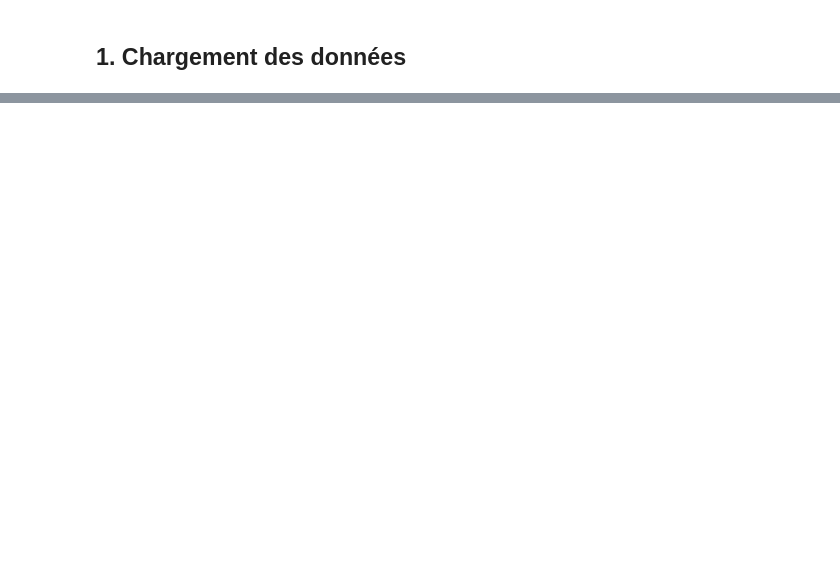
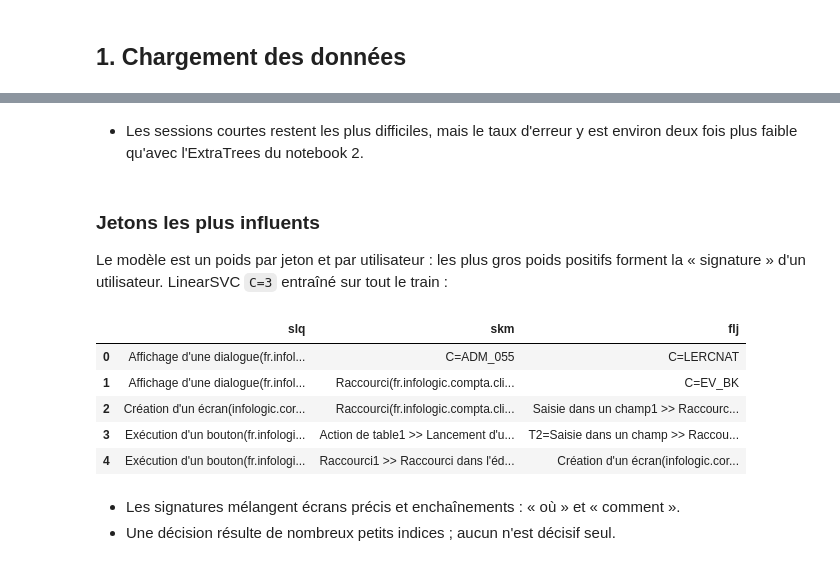
Before and after one commit to anastber/qui-utilise-mon-appli, a Jupyter notebook: 3_tfidf_modeles.ipynb, the cells around one changed output, grey strips where cells are left out. Drawn from its saved outputs; the diff is of its cells as text; code cells hidden in the pictures; blank space fills up the shorter version.

```diff
--- a/3_tfidf_modeles.ipynb
+++ b/3_tfidf_modeles.ipynb
@@ -326,0 +331,21 @@ prédictions modifiées par la contrainte : 5
+# %% [markdown]
+- Les sessions courtes restent les plus difficiles, mais le taux d'erreur y est environ deux fois plus faible qu'avec l'ExtraTrees du notebook 2.
+# %% [markdown]
+### Jetons les plus influents
+
+Le modèle est un poids par jeton et par utilisateur : les plus gros poids positifs forment la « signature » d'un utilisateur. LinearSVC `C=3` entraîné sur tout le train :
+# %%
+svm = make_pipeline(vectoriseur(), LinearSVC(C=3)).fit(docs_train, y)
+noms_jetons = svm[0].get_feature_names_out()
+pd.DataFrame({u: [noms_jetons[j][:70] for j in np.argsort(svm[-1].coef_[classes.get_loc(u)])[::-1][:5]]
+              for u in ["slq", "skm", "flj"]})
+# %% [output]
+|  | slq | skm | flj |
+| 0 | Affichage d'une dialogue(fr.infol... | C=ADM_055 | C=LERCNAT |
+| 1 | Affichage d'une dialogue(fr.infol... | Raccourci(fr.infologic.compta.cli... | C=EV_BK |
+| 2 | Création d'un écran(infologic.cor... | Raccourci(fr.infologic.compta.cli... | Saisie dans un champ1 >> Raccourc... |
+| 3 | Exécution d'un bouton(fr.infologi... | Action de table1 >> Lancement d'u... | T2=Saisie dans un champ >> Raccou... |
+| 4 | Exécution d'un bouton(fr.infologi... | Raccourci1 >> Raccourci dans l'éd... | Création d'un écran(infologic.cor... |
+# %% [markdown]
+- Les signatures mélangent écrans précis et enchaînements : « où » et « comment ».
+- Une décision résulte de nombreux petits indices ; aucun n'est décisif seul.
```
Also changed, not shown: parts of 70 cells of this notebook, 2 other files.
